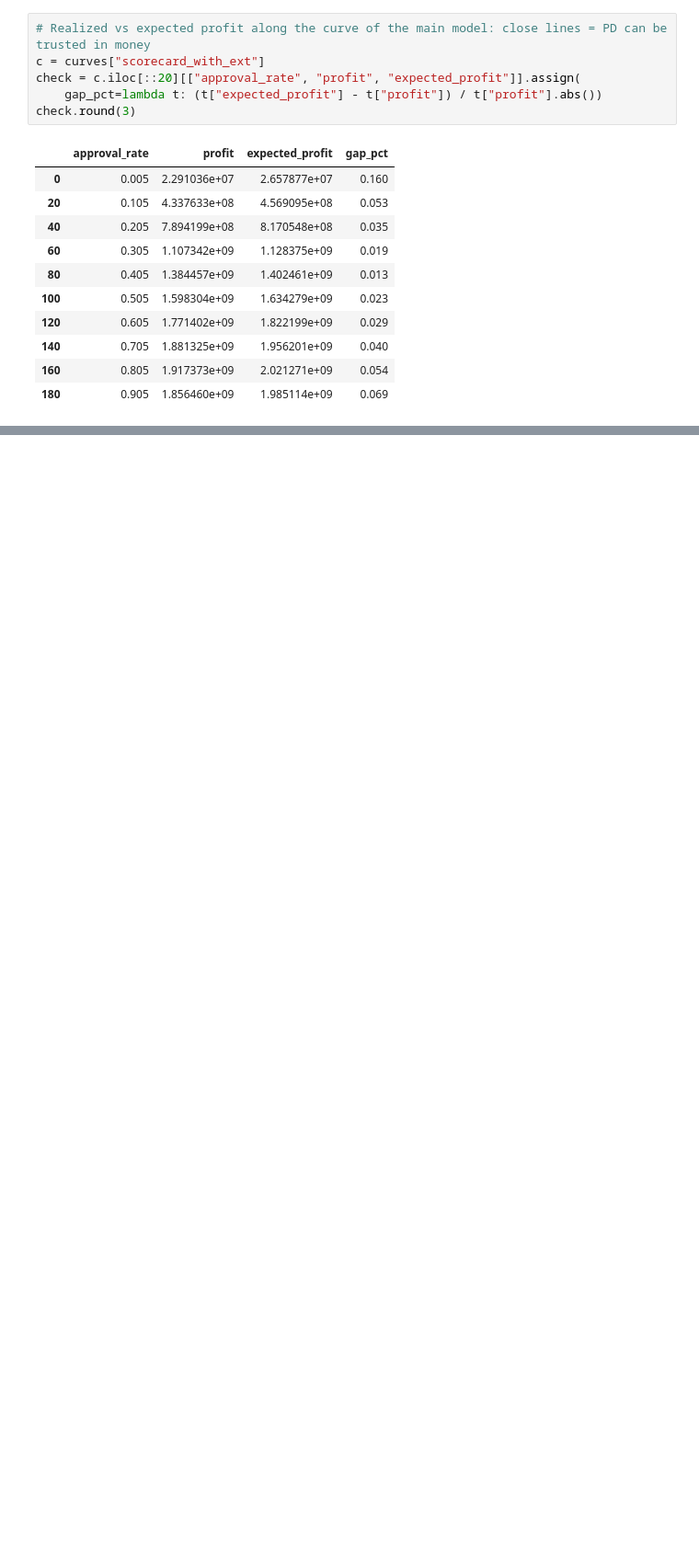
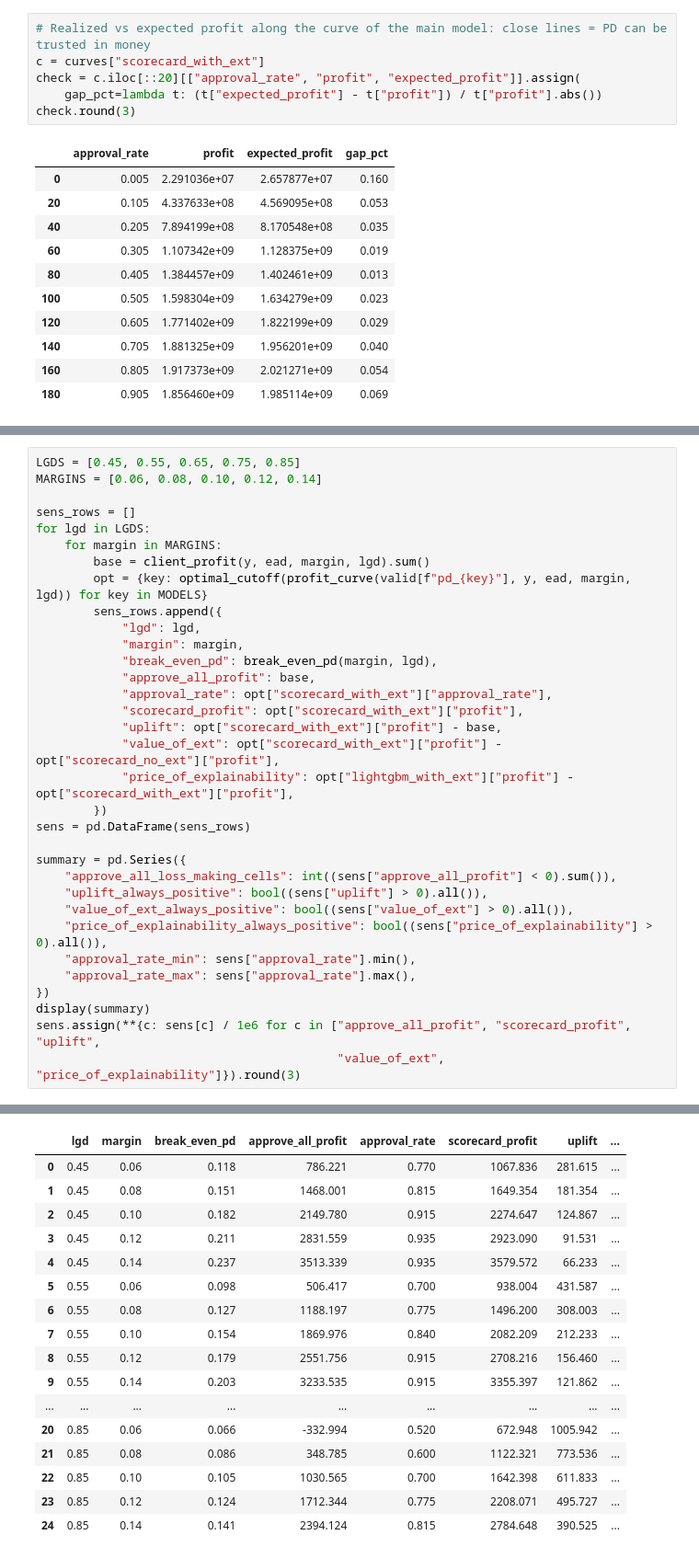
Before and after one commit to Zerol-91/credit-scoring-home-credit, a Jupyter notebook: notebooks/04_economics.ipynb, the cells around one changed output, grey strips where cells are left out. Shown at 92% size. Drawn from its saved outputs; the diff is of its cells as text; blank space fills up the shorter version.

```diff
--- a/notebooks/04_economics.ipynb
+++ b/notebooks/04_economics.ipynb
@@ -188,0 +223,34 @@ check.round(3)
+# %%
+LGDS = [0.45, 0.55, 0.65, 0.75, 0.85]
+MARGINS = [0.06, 0.08, 0.10, 0.12, 0.14]
+
+sens_rows = []
+for lgd in LGDS:
+    for margin in MARGINS:
+        base = client_profit(y, ead, margin, lgd).sum()
+        opt = {key: optimal_cutoff(profit_curve(valid[f"pd_{key}"], y, ead, margin, lgd)) for key in MODELS}
+        sens_rows.append({
+            "lgd": lgd,
+            "margin": margin,
+            "break_even_pd": break_even_pd(margin, lgd),
+            "approve_all_profit": base,
+            "approval_rate": opt["scorecard_with_ext"]["approval_rate"],
+            "scorecard_profit": opt["scorecard_with_ext"]["profit"],
+            "uplift": opt["scorecard_with_ext"]["profit"] - base,
+            "value_of_ext": opt["scorecard_with_ext"]["profit"] - opt["scorecard_no_ext"]["profit"],
+            "price_of_explainability": opt["lightgbm_with_ext"]["profit"] - opt["scorecard_with_ext"]["profit"],
+        })
+sens = pd.DataFrame(sens_rows)
+
+summary = pd.Series({
+    "approve_all_loss_making_cells": int((sens["approve_all_profit"] < 0).sum()),
+    "uplift_always_positive": bool((sens["uplift"] > 0).all()),
+    "value_of_ext_always_positive": bool((sens["value_of_ext"] > 0).all()),
+    "price_of_explainability_always_positive": bool((sens["price_of_explainability"] > 0).all()),
+    "approval_rate_min": sens["approval_rate"].min(),
+    "approval_rate_max": sens["approval_rate"].max(),
+})
+display(summary)
+sens.assign(**{c: sens[c] / 1e6 for c in ["approve_all_profit", "scorecard_profit", "uplift",
+                                          "value_of_ext", "price_of_explainability"]}).round(3)
+# %% [output]
@@ -188,0 +264,17 @@ check.round(3)
+|  | lgd | margin | break_even_pd | approve_all_profit | approval_rate | scorecard_profit | uplift | ... |
+| 0 | 0.45 | 0.06 | 0.118 | 786.221 | 0.770 | 1067.836 | 281.615 | ... |
+| 1 | 0.45 | 0.08 | 0.151 | 1468.001 | 0.815 | 1649.354 | 181.354 | ... |
+| 2 | 0.45 | 0.10 | 0.182 | 2149.780 | 0.915 | 2274.647 | 124.867 | ... |
+| 3 | 0.45 | 0.12 | 0.211 | 2831.559 | 0.935 | 2923.090 | 91.531 | ... |
+| 4 | 0.45 | 0.14 | 0.237 | 3513.339 | 0.935 | 3579.572 | 66.233 | ... |
+| 5 | 0.55 | 0.06 | 0.098 | 506.417 | 0.700 | 938.004 | 431.587 | ... |
+| 6 | 0.55 | 0.08 | 0.127 | 1188.197 | 0.775 | 1496.200 | 308.003 | ... |
+| 7 | 0.55 | 0.10 | 0.154 | 1869.976 | 0.840 | 2082.209 | 212.233 | ... |
+| 8 | 0.55 | 0.12 | 0.179 | 2551.756 | 0.915 | 2708.216 | 156.460 | ... |
+| 9 | 0.55 | 0.14 | 0.203 | 3233.535 | 0.915 | 3355.397 | 121.862 | ... |
+| ... | ... | ... | ... | ... | ... | ... | ... | ... |
+| 20 | 0.85 | 0.06 | 0.066 | -332.994 | 0.520 | 672.948 | 1005.942 | ... |
+| 21 | 0.85 | 0.08 | 0.086 | 348.785 | 0.600 | 1122.321 | 773.536 | ... |
+| 22 | 0.85 | 0.10 | 0.105 | 1030.565 | 0.700 | 1642.398 | 611.833 | ... |
+| 23 | 0.85 | 0.12 | 0.124 | 1712.344 | 0.775 | 2208.071 | 495.727 | ... |
+| 24 | 0.85 | 0.14 | 0.141 | 2394.124 | 0.815 | 2784.648 | 390.525 | ... |
```
Also changed, not shown: parts of 6 cells of this notebook, 1 other file.
